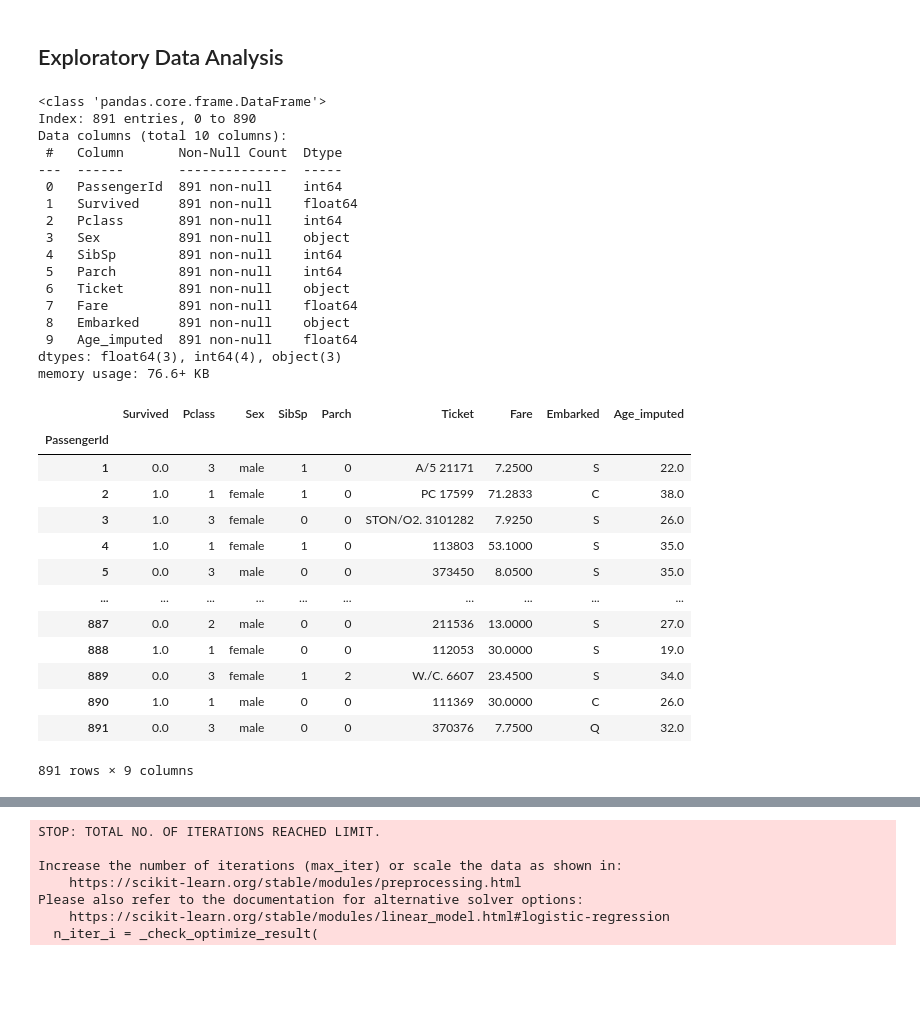
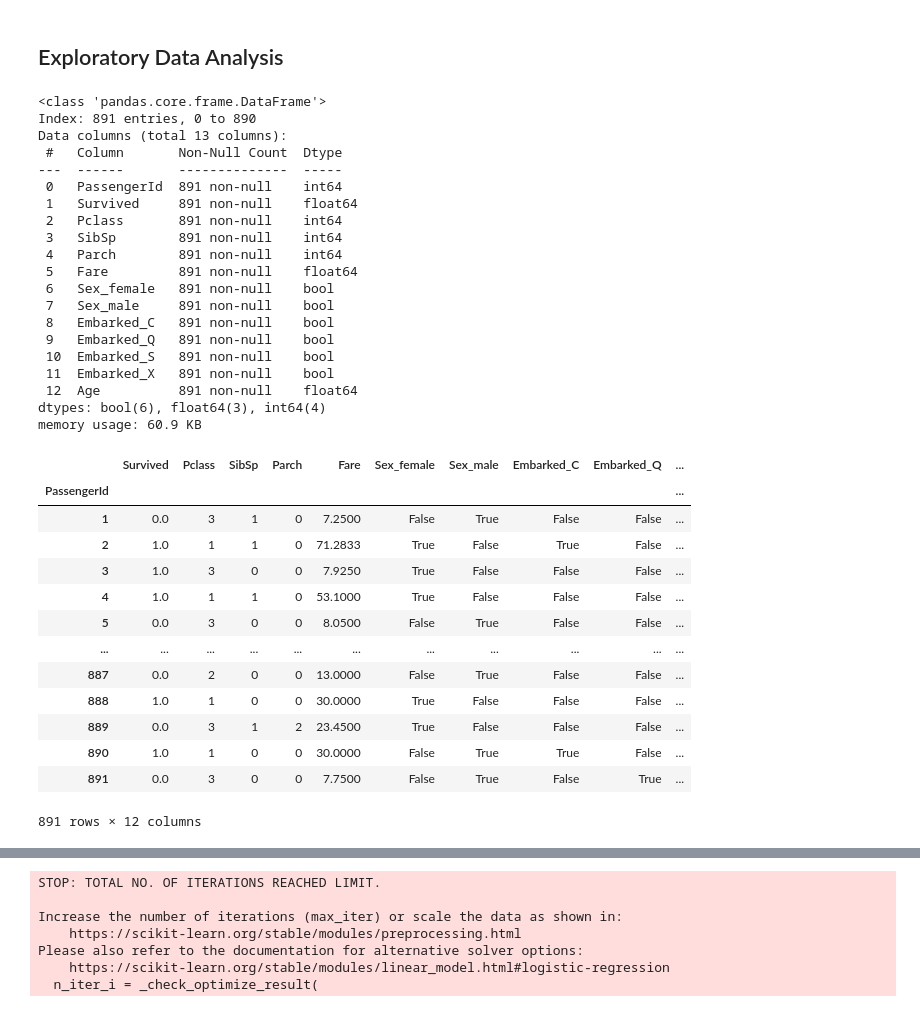
Before and after one commit to Aalok-Git/Python_Projects, a Jupyter notebook: Titanic_Survived/titanic_notebook.ipynb, the cells around one changed output, grey strips where cells are left out. Cells and saved outputs as stored; diff of their text form; code cells hidden in the pictures; blank space fills up the shorter version.

```diff
--- a/Titanic_Survived/titanic_notebook.ipynb
+++ b/Titanic_Survived/titanic_notebook.ipynb
@@ -185,3 +182,6 @@ df.drop("Name", axis=1, inplace=True)
+# %%
+df = pd.get_dummies(df, columns = ['Sex'], prefix = 'Sex')
+df = pd.get_dummies(df, columns = ['Embarked'], prefix = 'Embarked')
 # %%
 df.isnull().mean()*100
 # %% [output]
@@ -198,4 +201,7 @@ Age_imputed     0.000000
 dtype: float64
 # %%
-df1 = df[:len(df1)]
-df2 = df[len(df1):]
+df11 = df[:len(df1)]
+df22= df[len(df1):]
+# %%
+df11['Age'] = df11['Age_imputed']
+df22['Age'] = df22['Age_imputed']
@@ -201,0 +259,3 @@ df2 = df[len(df1):]
+# %%
+df22.drop('Age_imputed', axis=1, inplace=True)
+df11.drop('Age_imputed', axis=1, inplace=True)
@@ -202,39 +271,42 @@ df2 = df[len(df1):]
 # %% [markdown]
 ## Exploratory Data Analysis
 # %%
-df1.info()
+df11.info()
 # %% [output]
 <class 'pandas.core.frame.DataFrame'>
 Index: 891 entries, 0 to 890
-Data columns (total 10 columns):
+Data columns (total 13 columns):
  #   Column       Non-Null Count  Dtype
 ---  ------       --------------  -----
  0   PassengerId  891 non-null    int64
  1   Survived     891 non-null    float64
  2   Pclass       891 non-null    int64
- 3   Sex          891 non-null    object
- 4   SibSp        891 non-null    int64
- 5   Parch        891 non-null    int64
- 6   Ticket       891 non-null    object
- 7   Fare         891 non-null    float64
- 8   Embarked     891 non-null    object
- 9   Age_imputed  891 non-null    float64
-dtypes: float64(3), int64(4), object(3)
-memory usage: 76.6+ KB
+ 3   SibSp        891 non-null    int64
+ 4   Parch        891 non-null    int64
+ 5   Fare         891 non-null    float64
+ 6   Sex_female   891 non-null    bool
+ 7   Sex_male     891 non-null    bool
+ 8   Embarked_C   891 non-null    bool
+ 9   Embarked_Q   891 non-null    bool
+ 10  Embarked_S   891 non-null    bool
+ 11  Embarked_X   891 non-null    bool
+ 12  Age          891 non-null    float64
+dtypes: bool(6), float64(3), int64(4)
+memory usage: 60.9 KB
 # %%
-df1.set_index("PassengerId")
+df11.set_index("PassengerId")
 # %% [output]
-|  | Survived | Pclass | Sex | SibSp | Parch | Ticket | Fare | Embarked | Age_imputed |
-| PassengerId |  |  |  |  |  |  |  |  |  |
-| 1 | 0.0 | 3 | male | 1 | 0 | A/5 21171 | 7.2500 | S | 22.0 |
-| 2 | 1.0 | 1 | female | 1 | 0 | PC 17599 | 71.2833 | C | 38.0 |
-| 3 | 1.0 | 3 | female | 0 | 0 | STON/O2. 3101282 | 7.9250 | S | 26.0 |
-| 4 | 1.0 | 1 | female | 1 | 0 | 113803 | 53.1000 | S | 35.0 |
-| 5 | 0.0 | 3 | male | 0 | 0 | 373450 | 8.0500 | S | 35.0 |
-| ... | ... | ... | ... | ... | ... | ... | ... | ... | ... |
-| 887 | 0.0 | 2 | male | 0 | 0 | 211536 | 13.0000 | S | 27.0 |
-| 888 | 1.0 | 1 | female | 0 | 0 | 112053 | 30.0000 | S | 19.0 |
-| 889 | 0.0 | 3 | female | 1 | 2 | W./C. 6607 | 23.4500 | S | 34.0 |
-| 890 | 1.0 | 1 | male | 0 | 0 | 111369 | 30.0000 | C | 26.0 |
-| 891 | 0.0 | 3 | male | 0 | 0 | 370376 | 7.7500 | Q | 32.0 |
+|  | Survived | Pclass | SibSp | Parch | Fare | Sex_female | Sex_male | Embarked_C | Embarked_Q | ... |
+| PassengerId |  |  |  |  |  |  |  |  |  | ... |
+| 1 | 0.0 | 3 | 1 | 0 | 7.2500 | False | True | False | False | ... |
+| 2 | 1.0 | 1 | 1 | 0 | 71.2833 | True | False | True | False | ... |
+| 3 | 1.0 | 3 | 0 | 0 | 7.9250 | True | False | False | False | ... |
+| 4 | 1.0 | 1 | 1 | 0 | 53.1000 | True | False | False | False | ... |
+| 5 | 0.0 | 3 | 0 | 0 | 8.0500 | False | True | False | False | ... |
+| ... | ... | ... | ... | ... | ... | ... | ... | ... | ... | ... |
+| 887 | 0.0 | 2 | 0 | 0 | 13.0000 | False | True | False | False | ... |
+| 888 | 1.0 | 1 | 0 | 0 | 30.0000 | True | False | False | False | ... |
+| 889 | 0.0 | 3 | 1 | 2 | 23.4500 | True | False | False | False | ... |
+| 890 | 1.0 | 1 | 0 | 0 | 30.0000 | False | True | True | False | ... |
+| 891 | 0.0 | 3 | 0 | 0 | 7.7500 | False | True | False | True | ... |
-891 rows × 9 columns
+891 rows × 12 columns
```
Also changed, not shown: parts of 34 cells of this notebook.
